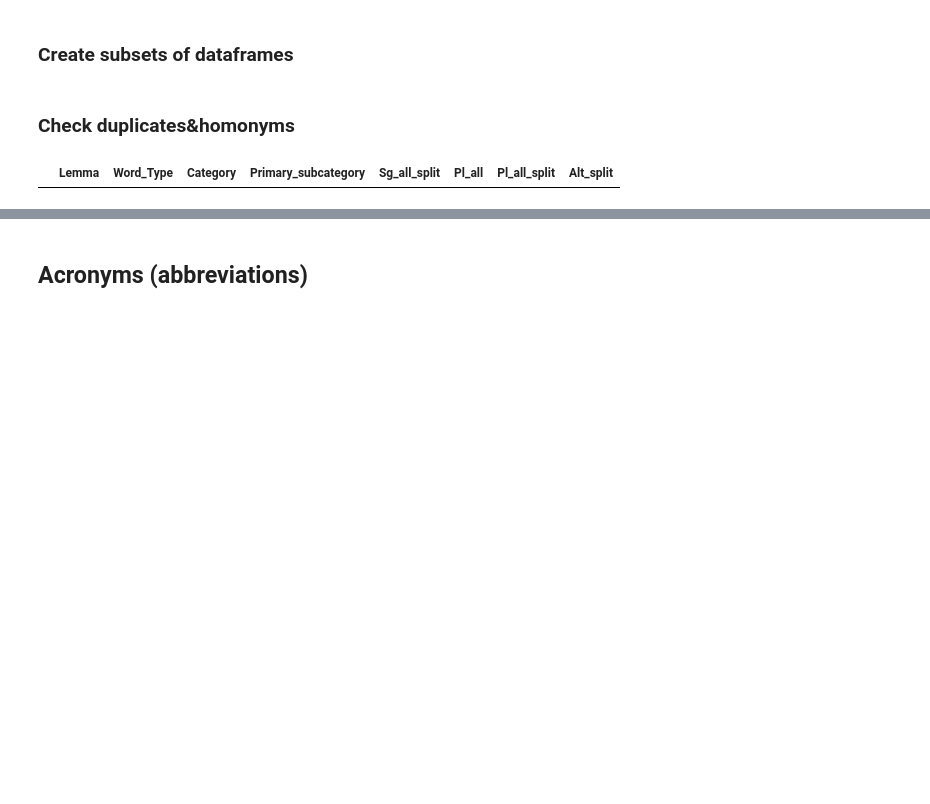
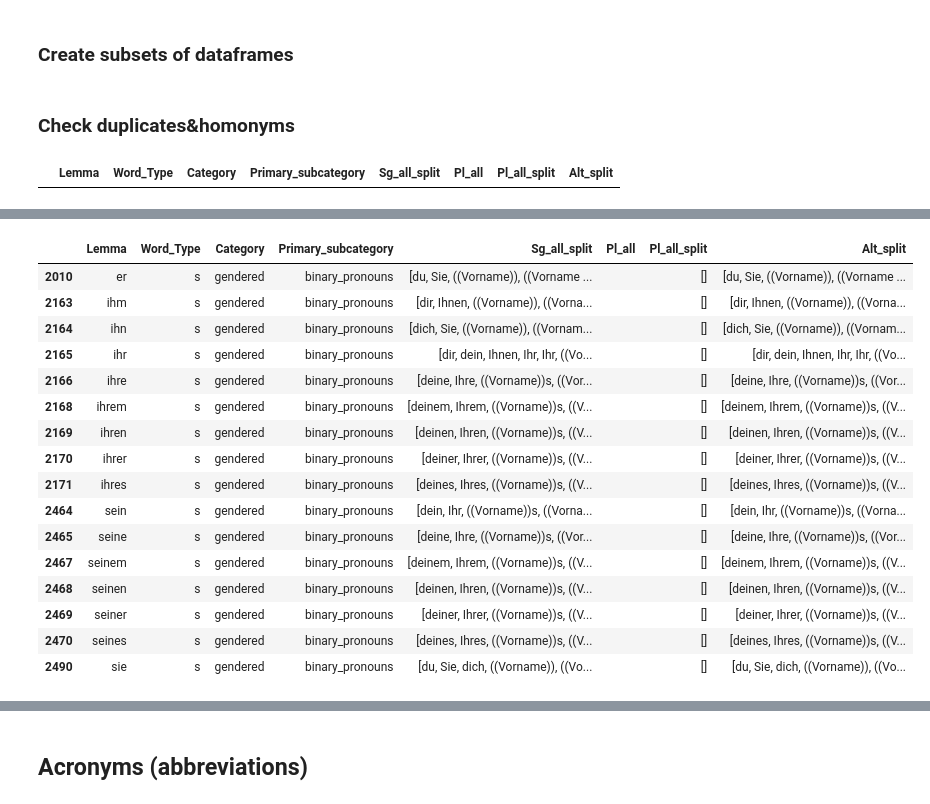
Before and after one commit to witty-works/nlp_jupyter_notebook, a Jupyter notebook: rules_pre-processing_german.ipynb, the cells around one changed output, grey strips where cells are left out. Drawn from its saved outputs; the diff is of its cells as text; code cells hidden in the pictures; blank space fills up the shorter version.

```diff
--- a/rules_pre-processing_german.ipynb
+++ b/rules_pre-processing_german.ipynb
@@ -298,0 +524,2 @@ df_rules[df_rules["Lemma"].duplicated(keep = False)]
+# %%
+df_binary_pronouns = df_rules[df_rules["Primary_subcategory"]=="binary_pronouns"]
@@ -298,0 +542,20 @@ df_rules[df_rules["Lemma"].duplicated(keep = False)]
+# %%
+df_binary_pronouns
+# %% [output]
+|  | Lemma | Word_Type | Category | Primary_subcategory | Sg_all_split | Pl_all | Pl_all_split | Alt_split |
+| 2010 | er | s | gendered | binary_pronouns | [du, Sie, ((Vorname)), ((Vorname ... |  | [] | [du, Sie, ((Vorname)), ((Vorname ... |
+| 2163 | ihm | s | gendered | binary_pronouns | [dir, Ihnen, ((Vorname)), ((Vorna... |  | [] | [dir, Ihnen, ((Vorname)), ((Vorna... |
+| 2164 | ihn | s | gendered | binary_pronouns | [dich, Sie, ((Vorname)), ((Vornam... |  | [] | [dich, Sie, ((Vorname)), ((Vornam... |
+| 2165 | ihr | s | gendered | binary_pronouns | [dir, dein, Ihnen, Ihr, Ihr, ((Vo... |  | [] | [dir, dein, Ihnen, Ihr, Ihr, ((Vo... |
+| 2166 | ihre | s | gendered | binary_pronouns | [deine, Ihre, ((Vorname))s, ((Vor... |  | [] | [deine, Ihre, ((Vorname))s, ((Vor... |
+| 2168 | ihrem | s | gendered | binary_pronouns | [deinem, Ihrem, ((Vorname))s, ((V... |  | [] | [deinem, Ihrem, ((Vorname))s, ((V... |
+| 2169 | ihren | s | gendered | binary_pronouns | [deinen, Ihren, ((Vorname))s, ((V... |  | [] | [deinen, Ihren, ((Vorname))s, ((V... |
+| 2170 | ihrer | s | gendered | binary_pronouns | [deiner, Ihrer, ((Vorname))s, ((V... |  | [] | [deiner, Ihrer, ((Vorname))s, ((V... |
+| 2171 | ihres | s | gendered | binary_pronouns | [deines, Ihres, ((Vorname))s, ((V... |  | [] | [deines, Ihres, ((Vorname))s, ((V... |
+| 2464 | sein | s | gendered | binary_pronouns | [dein, Ihr, ((Vorname))s, ((Vorna... |  | [] | [dein, Ihr, ((Vorname))s, ((Vorna... |
+| 2465 | seine | s | gendered | binary_pronouns | [deine, Ihre, ((Vorname))s, ((Vor... |  | [] | [deine, Ihre, ((Vorname))s, ((Vor... |
+| 2467 | seinem | s | gendered | binary_pronouns | [deinem, Ihrem, ((Vorname))s, ((V... |  | [] | [deinem, Ihrem, ((Vorname))s, ((V... |
+| 2468 | seinen | s | gendered | binary_pronouns | [deinen, Ihren, ((Vorname))s, ((V... |  | [] | [deinen, Ihren, ((Vorname))s, ((V... |
+| 2469 | seiner | s | gendered | binary_pronouns | [deiner, Ihrer, ((Vorname))s, ((V... |  | [] | [deiner, Ihrer, ((Vorname))s, ((V... |
+| 2470 | seines | s | gendered | binary_pronouns | [deines, Ihres, ((Vorname))s, ((V... |  | [] | [deines, Ihres, ((Vorname))s, ((V... |
+| 2490 | sie | s | gendered | binary_pronouns | [du, Sie, dich, ((Vorname)), ((Vo... |  | [] | [du, Sie, dich, ((Vorname)), ((Vo... |
```
Also changed, not shown: parts of 86 cells of this notebook.
